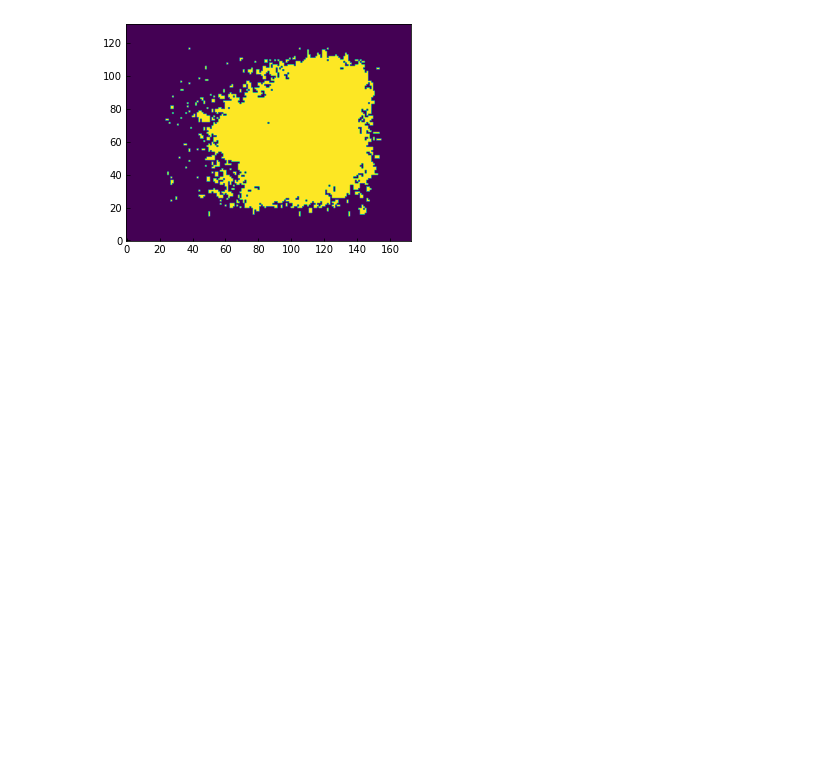
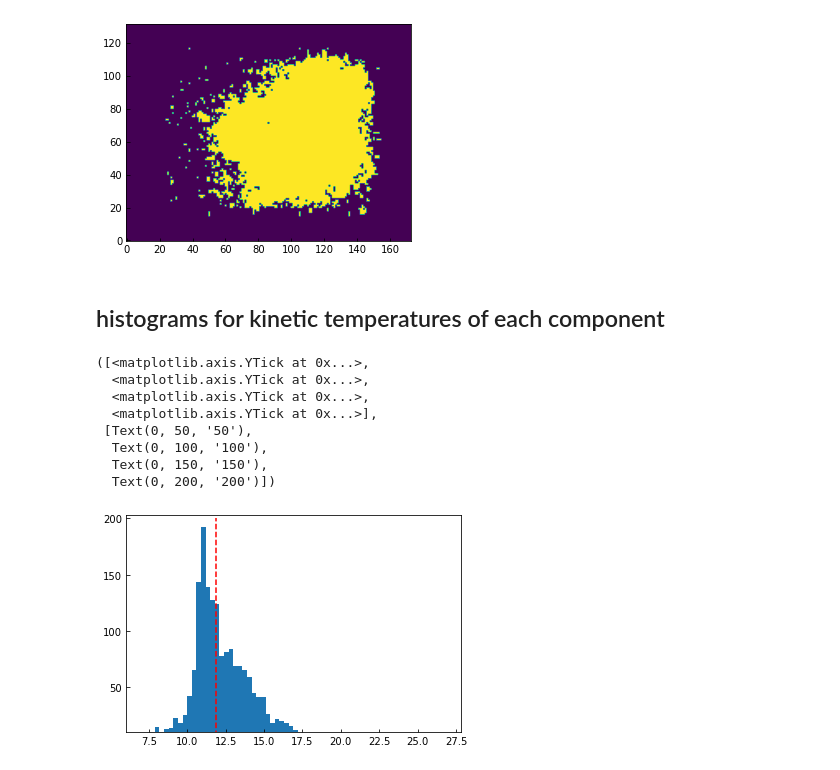
Before and after one commit to SpandanCh/H-MM1_extended_subsonic, a Jupyter notebook: make_figures.ipynb, the cells around one changed output. Saved outputs shown, nothing was run; the diff lists cells and outputs as text; code cells hidden in the pictures; blank space fills up the shorter version.

```diff
--- a/make_figures.ipynb
+++ b/make_figures.ipynb
@@ -858,3 +858,22 @@ plt.imshow(snr_peak_22>4, origin='lower')
 # %% [output]
 <matplotlib.image.AxesImage at 0x...>
 [figure]
+# %% [markdown]
+## histograms for kinetic temperatures of each component
+# %%
+plt.hist(tk_narrow_red_repr.flatten(), bins=np.arange(7, 27, 0.3))
+plt.vlines(np.nanmedian(tk_narrow_red_repr), ymin=0, ymax=200, colors='r', linestyles='dashed')
+
+plt.ylim(10, 203)
+
+plt.yticks([50, 100, 150, 200])
+# %% [output]
+([<matplotlib.axis.YTick at 0x...>,
+  <matplotlib.axis.YTick at 0x...>,
+  <matplotlib.axis.YTick at 0x...>,
+  <matplotlib.axis.YTick at 0x...>],
+ [Text(0, 50, '50'),
+  Text(0, 100, '100'),
+  Text(0, 150, '150'),
+  Text(0, 200, '200')])
+[figure, added]
```
Also changed, not shown: parts of 11 cells of this notebook, 3 other files.
